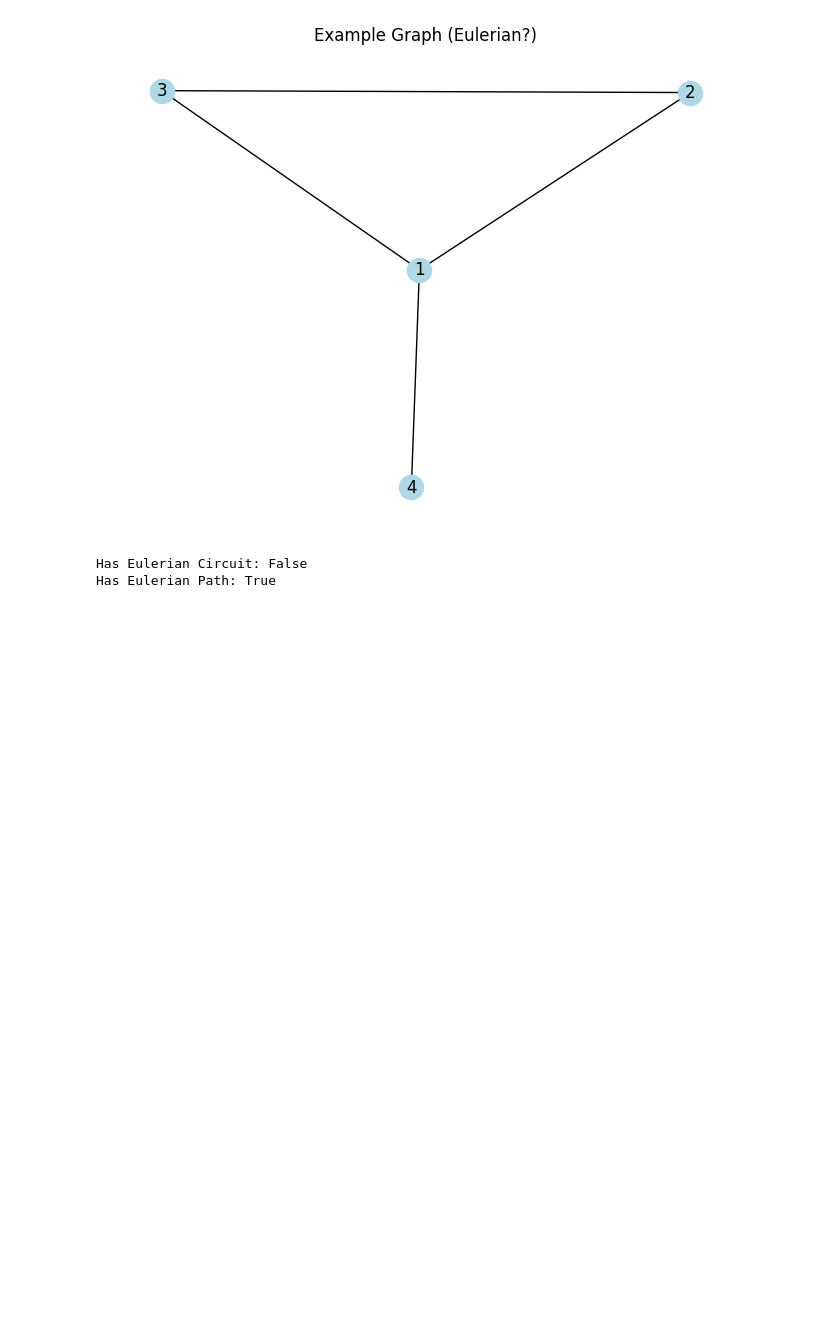
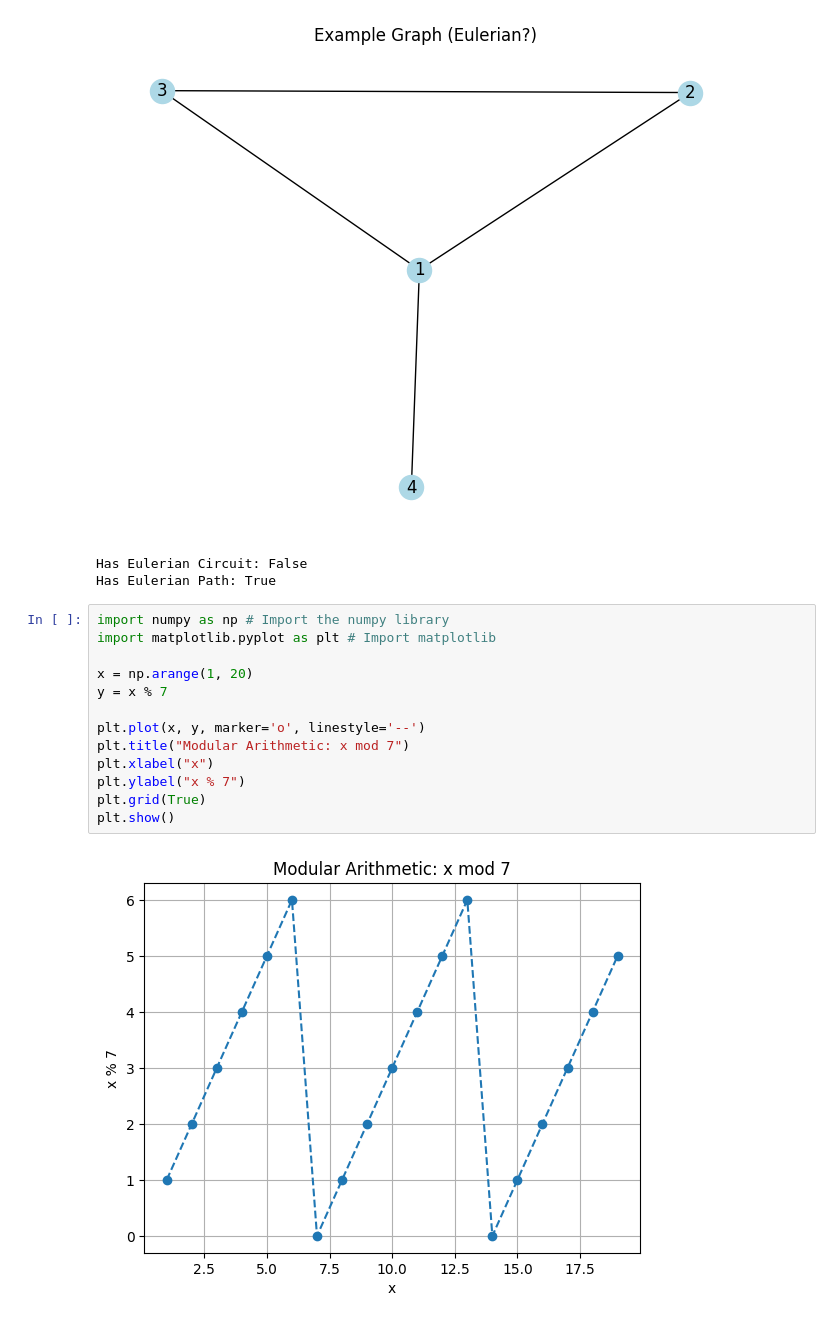
Before and after one commit to rmd360/machinelearningproject, a Jupyter notebook: Maths.ipynb, the cells around one changed output. Drawn from its saved outputs; the diff is of its cells as text; blank space fills up the shorter version.

```diff
--- a/Maths.ipynb
+++ b/Maths.ipynb
@@ -893,3 +893,18 @@ print("Has Eulerian Path:", nx.has_eulerian_path(G))
 [figure]
 Has Eulerian Circuit: False
 Has Eulerian Path: True
+# %%
+import numpy as np # Import the numpy library
+import matplotlib.pyplot as plt # Import matplotlib
+
+x = np.arange(1, 20)
+y = x % 7
+
+plt.plot(x, y, marker='o', linestyle='--')
+plt.title("Modular Arithmetic: x mod 7")
+plt.xlabel("x")
+plt.ylabel("x % 7")
+plt.grid(True)
+plt.show()
+# %% [output]
+[figure, added]
```
Also changed, not shown: parts of 2 cells of this notebook.
